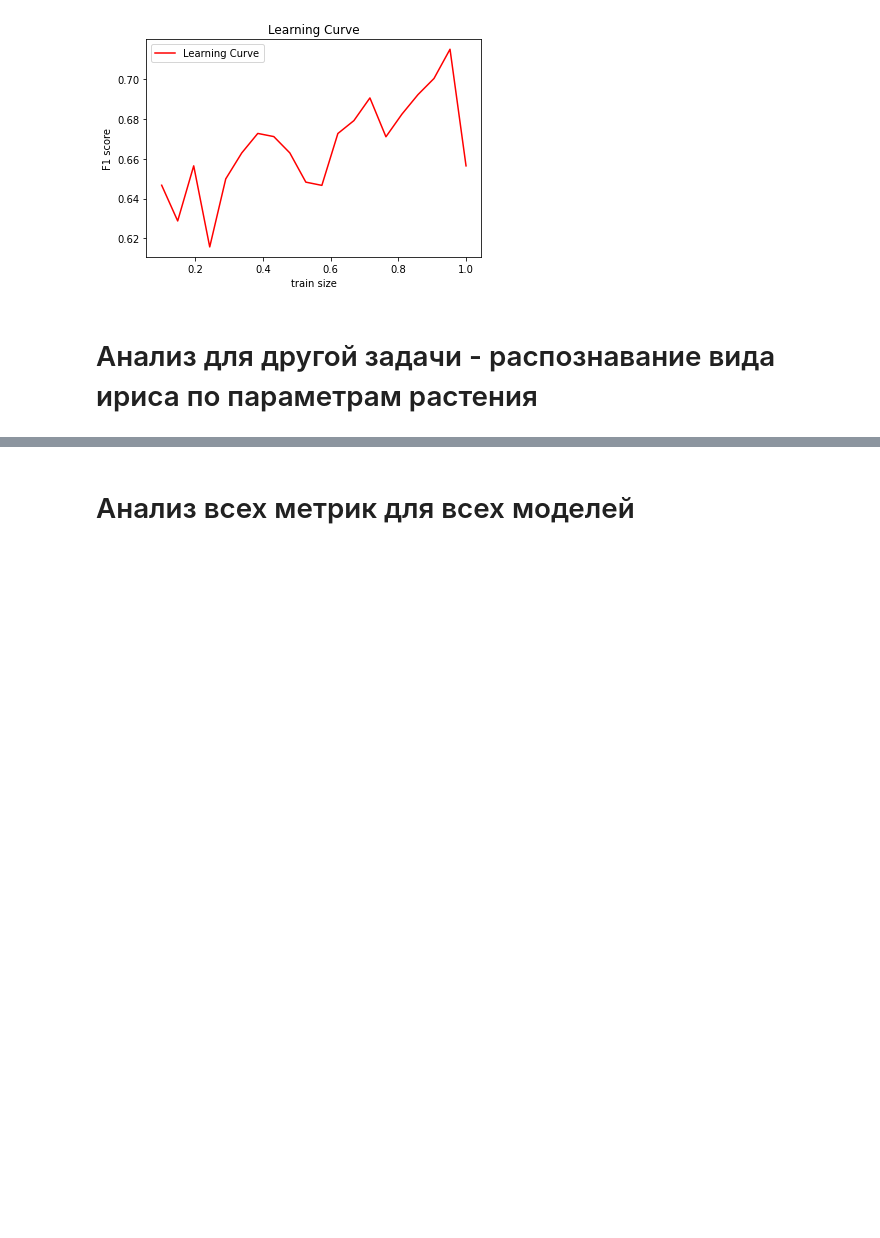
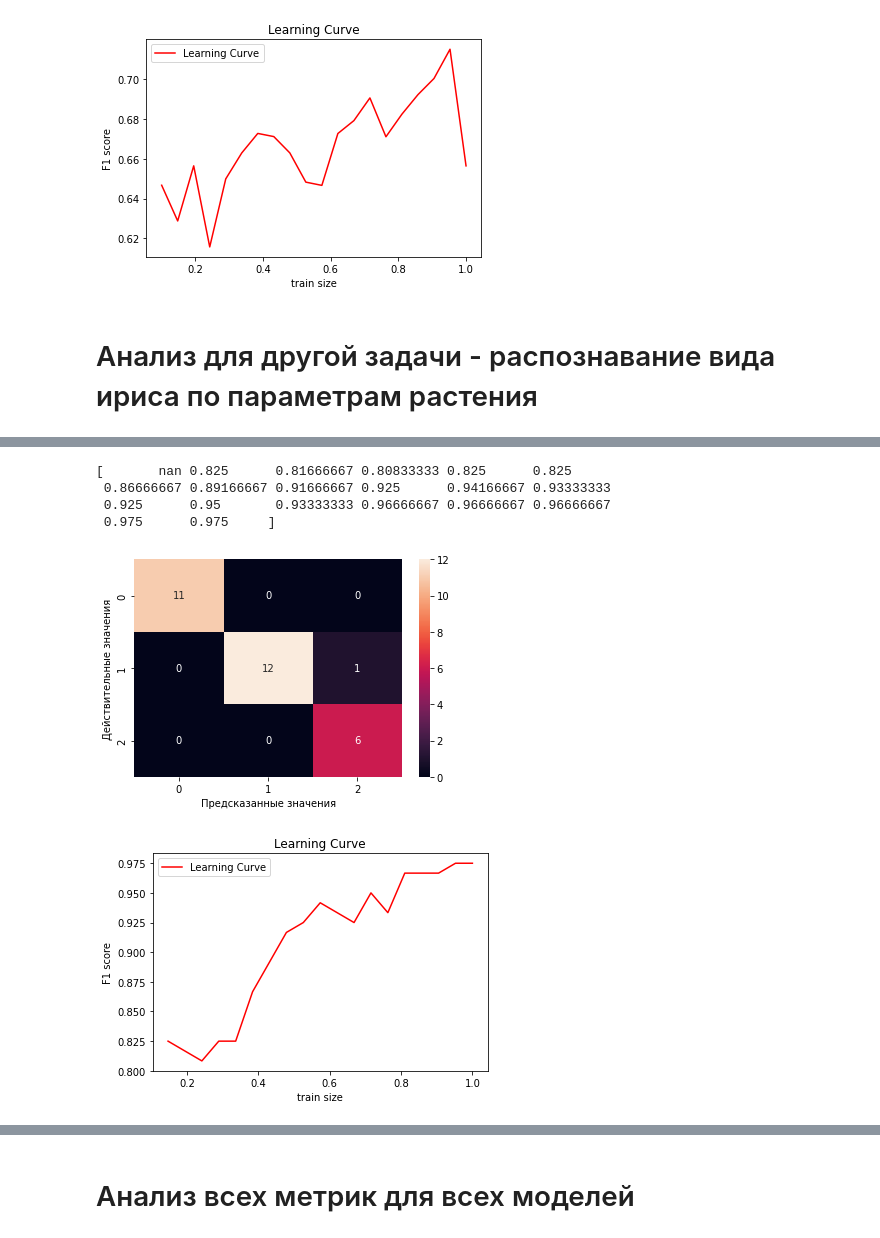
Before and after one commit to GrishinVse/ML, a Jupyter notebook: Гришин_ПИ19-2_M2.1.ipynb, the cells around one changed output, grey strips where cells are left out. Drawn from its saved outputs; the diff is of its cells as text; code cells hidden in the pictures; blank space fills up the shorter version.

```diff
--- a/Гришин_ПИ19-2_M2.1.ipynb
+++ b/Гришин_ПИ19-2_M2.1.ipynb
@@ -208,0 +276,10 @@ iris_X = iris_df.drop(['target'], axis=1)
+# %%
+print_matrix_iris(iris_y_test, iris_y_pred_vec_gaus)
+print_learning_curve(iris_clf_gaus, iris_x_train, iris_y_train, train_sizes)
+# %% [output]
+[       nan 0.825      0.81666667 0.80833333 0.825      0.825
+ 0.86666667 0.89166667 0.91666667 0.925      0.94166667 0.93333333
+ 0.925      0.95       0.93333333 0.96666667 0.96666667 0.96666667
+ 0.975      0.975     ]
+[figure, added]
+[figure, added]
```
Also changed, not shown: parts of 15 cells of this notebook.
